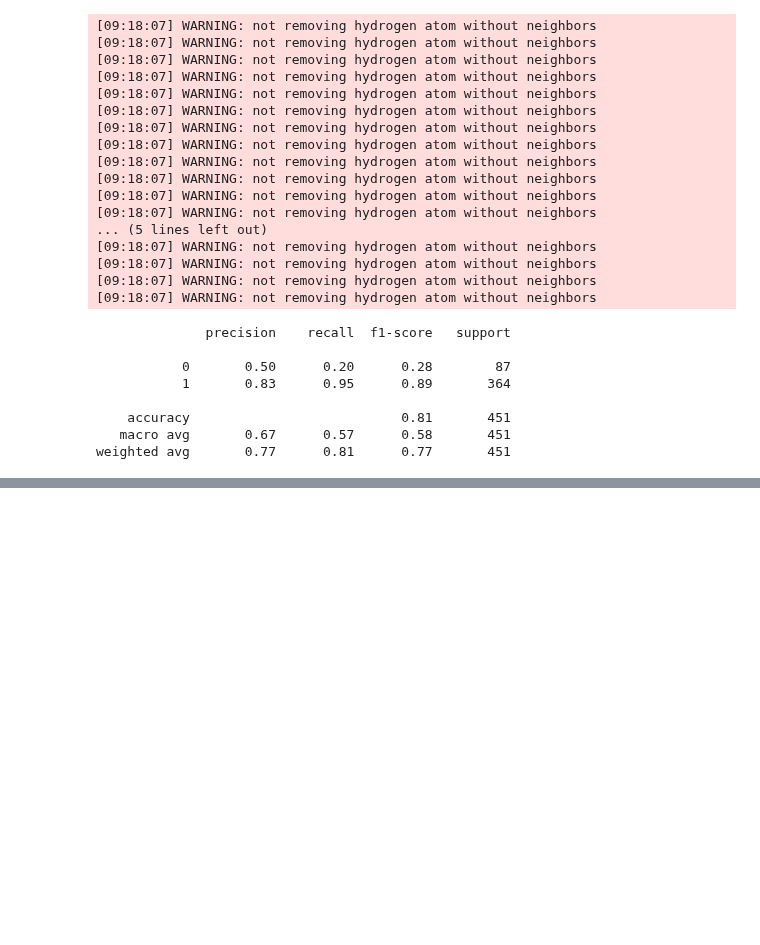
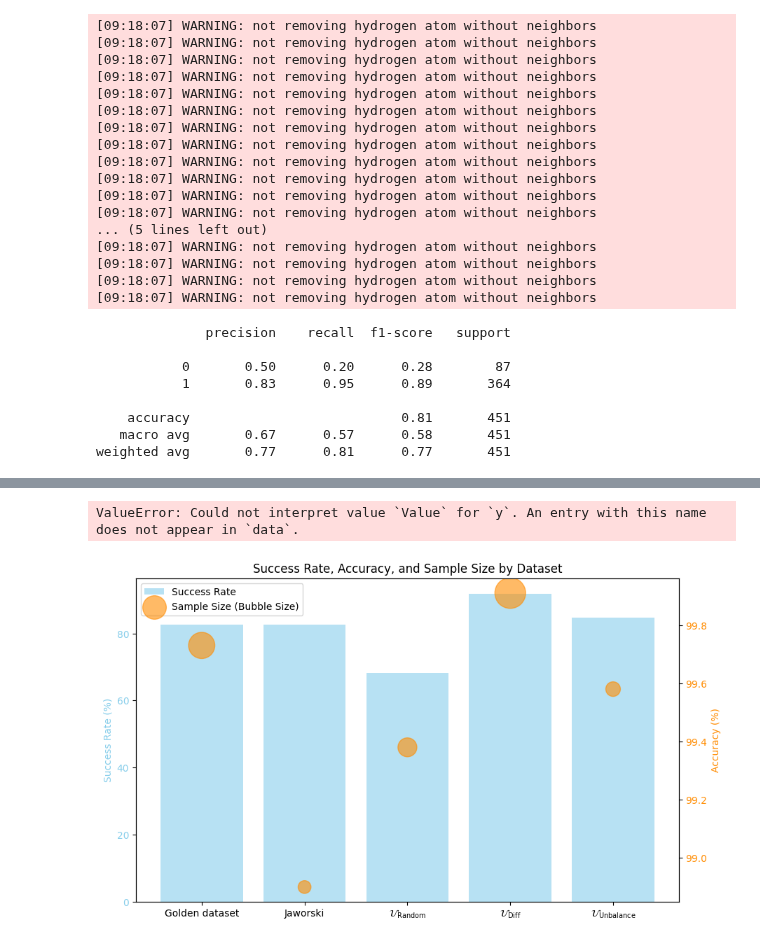
Before and after one commit to TieuLongPhan/SynRBL, a Jupyter notebook: Pipeline/Validation/Analysis/backup.ipynb, the cells around one changed output, grey strips where cells are left out. Cells and saved outputs as stored; diff of their text form; code cells hidden in the pictures; blank space fills up the shorter version.

```diff
--- a/Pipeline/Validation/Analysis/backup.ipynb
+++ b/Pipeline/Validation/Analysis/backup.ipynb
@@ -235,0 +575,14 @@ weighted avg       0.77      0.81      0.77       451
+# %%
+import seaborn as sns
+
+# Assuming 'df' is your DataFrame and it has a 'Year' column for faceting
+g = sns.catplot(x='Dataset', y='Value', hue='Metric', col='Year', data=df, kind='bar', height=4, aspect=1)
+g.set_axis_labels("Dataset", "Percentage")
+g.set_titles("Year: {col_name}")
+g.despine(left=True)
+# %% [output]
+ValueError: Could not interpret value `Value` for `y`. An entry with this name does not appear in `data`.
+# %%
+plot_with_bubble_overlay(df)
+# %% [output]
+[figure, added]
```
Also changed, not shown: parts of 6 cells of this notebook, 2 other files.
